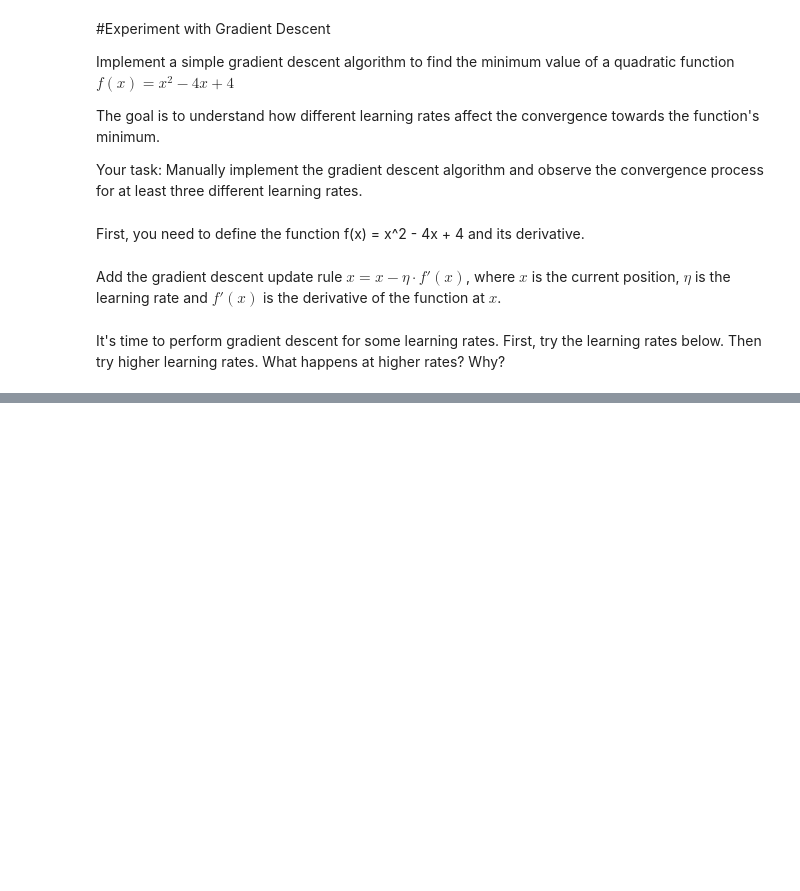
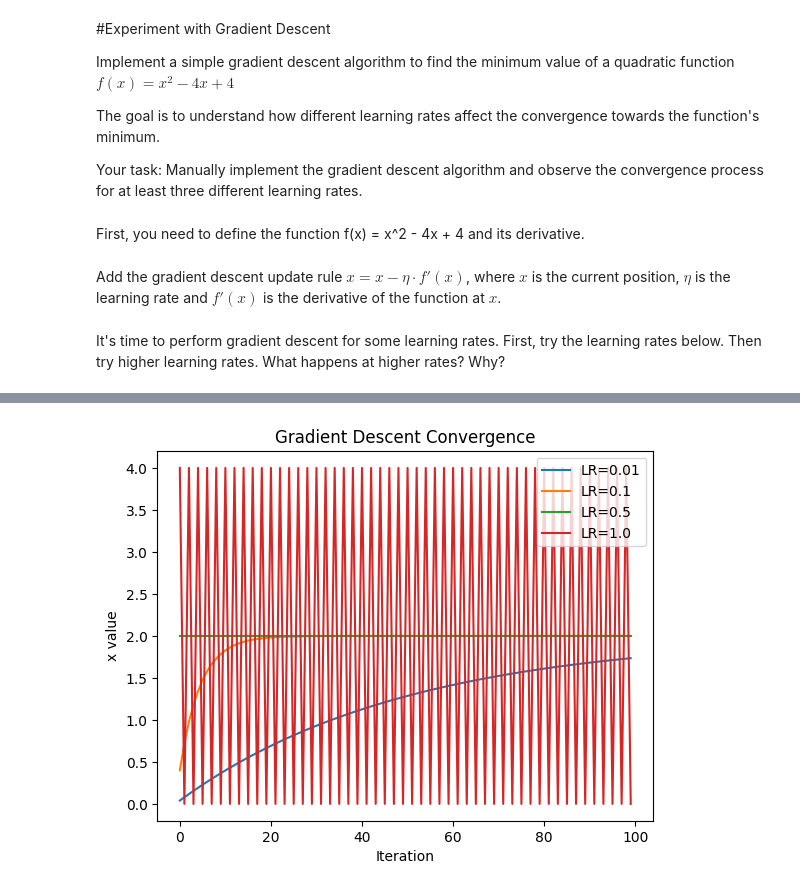
Before and after one commit to andr322a/Machine-Learning-for-Business-Intelligence, a Jupyter notebook: ML4BI_E2.ipynb, the cells around one changed output, grey strips where cells are left out. Saved outputs shown, nothing was run; the diff lists cells and outputs as text; code cells hidden in the pictures; blank space fills up the shorter version.

```diff
--- a/ML4BI_E2.ipynb
+++ b/ML4BI_E2.ipynb
@@ -114,0 +144,19 @@ plt.show()
+# %%
+import matplotlib.pyplot as plt
+
+learning_rates = [0.01, 0.1, 0.5, 1.0]
+initial_x = 0  # Starting point
+epochs = 100
+
+for lr in learning_rates:
+    history = gradient_descent(initial_x, lr, epochs)
+    xs, ys = zip(*history)
+    plt.plot(xs, label=f'LR={lr}')
+
+plt.xlabel('Iteration')
+plt.ylabel('x value')
+plt.title('Gradient Descent Convergence')
+plt.legend()
+plt.show()
+# %% [output]
+[figure, added]
```
Also changed, not shown: parts of 14 cells of this notebook, 1 other file.
